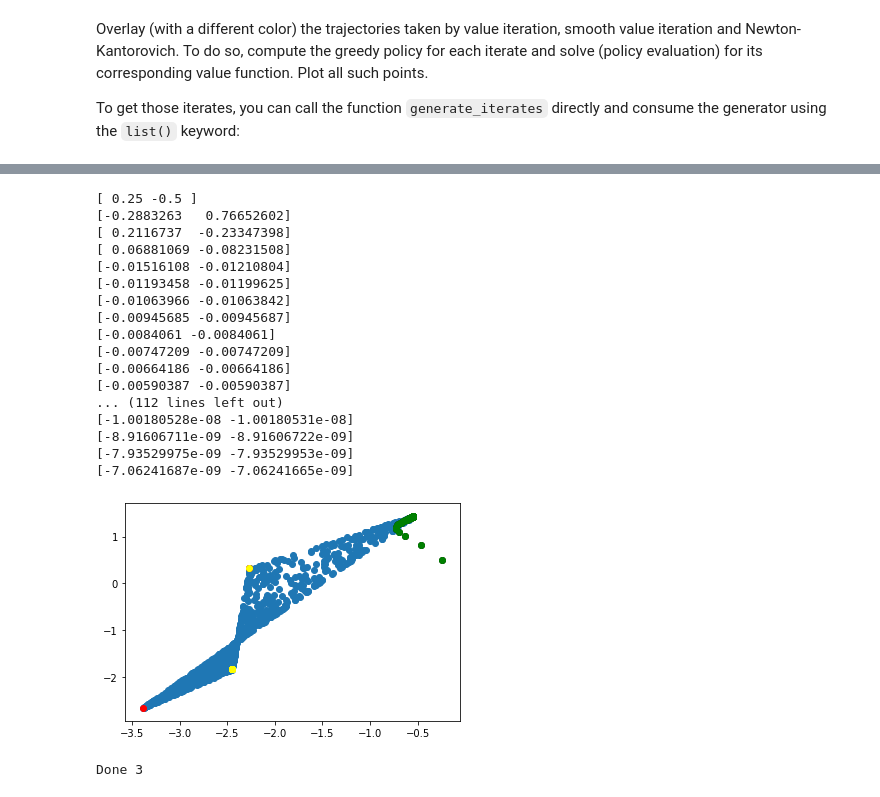
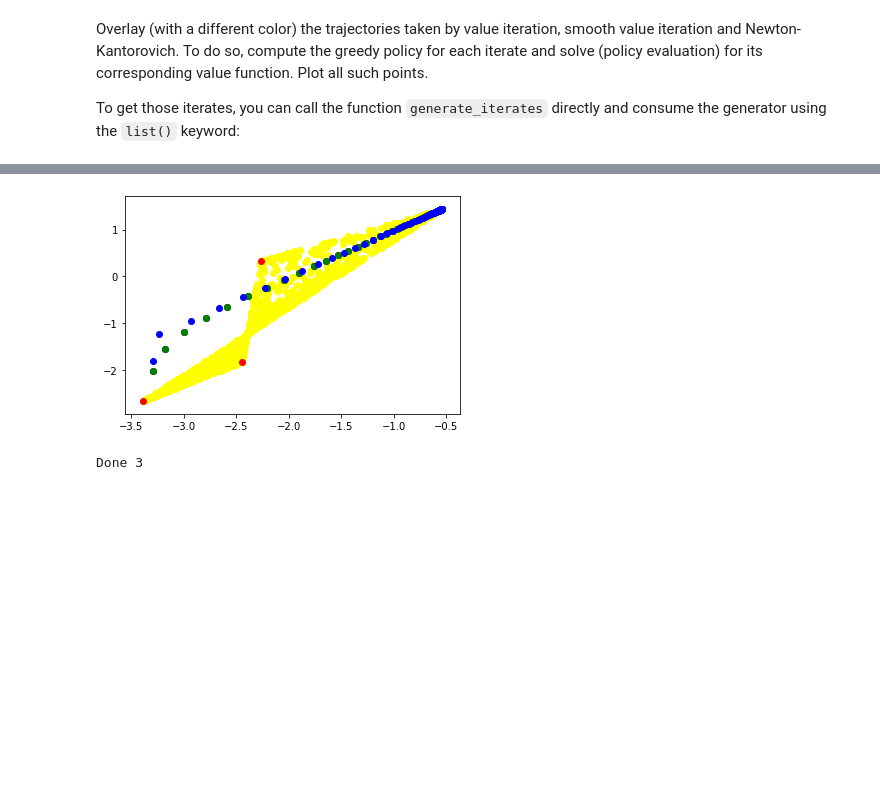
Before and after one commit to andreeadeac22/IFT6760H20, a Jupyter notebook: Copy_of_IFT6760_H20_A1_Template.ipynb, the cells around one changed output, grey strips where cells are left out. Saved outputs shown, nothing was run; the diff lists cells and outputs as text; code cells hidden in the pictures; blank space fills up the shorter version.

```diff
--- a/Copy_of_IFT6760_H20_A1_Template.ipynb
+++ b/Copy_of_IFT6760_H20_A1_Template.ipynb
@@ -569,49 +513,32 @@ Done 2
 # %%
 smooth_bellman_optimality_operator = make_smooth_bellman_optimality_operator(*mdp, default_temperature)
 gateaux_derivative = make_gateaux_derivative(*mdp, default_temperature)
 newton_kantorovich_operator = make_newton_kantorovich(smooth_bellman_optimality_operator, gateaux_derivative)
-ntrajectory = generate_iterates(np.zeros((nstates,)), newton_kantorovich_operator, default_termination)
+ntrajectory = generate_iterates(starting_v, newton_kantorovich_operator, default_termination)
 
 nx = []
 ny = []
 
 for e in list(ntrajectory):
   #print("e ", e)
-  argmax_a = np.argmax(np.add(R, discount * np.einsum('ijk,k->ij', P, e)), axis=1)
-  pol = np.eye(P.shape[-1])[argmax_a]
+  #argmax_a = np.argmax(np.add(R, discount * np.einsum('ijk,k->ij', P, e)), axis=1)
+  #pol = np.eye(P.shape[-1])[argmax_a]
   #policy_evaluation_operator = make_policy_evaluation_operator(*mdp, new_pol)
   #pol = policy_evaluation_operator(e)
-  pol_v = direct_policy_evaluation(*mdp, pol)
+  #pol_v = direct_policy_evaluation(*mdp, pol)
 
-  nx.append(pol_v[0])
-  ny.append(pol_v[1])
+  nx.append(e[0])
+  ny.append(e[1])
 
 
-plt.scatter(x, y)
+plt.scatter(x, y, c='yellow')
 plt.scatter(det_x, det_y, c='red')
 plt.scatter(px, py, c='black')
 plt.scatter(smooth_x, smooth_y, c='green')
-plt.scatter(nx, ny, c='yellow')
+plt.scatter(nx, ny, c='blue')
 plt.show()
 
 print("Done 3")
 # %% [output]
+[figure, new version]
-[ 0.25 -0.5 ]
-[-0.2883263   0.76652602]
-[ 0.2116737  -0.23347398]
-[ 0.06881069 -0.08231508]
-[-0.01516108 -0.01210804]
-[-0.01193458 -0.01199625]
-[-0.01063966 -0.01063842]
-[-0.00945685 -0.00945687]
-[-0.0084061 -0.0084061]
-[-0.00747209 -0.00747209]
-[-0.00664186 -0.00664186]
-[-0.00590387 -0.00590387]
-... (112 lines left out)
-[-1.00180528e-08 -1.00180531e-08]
-[-8.91606711e-09 -8.91606722e-09]
-[-7.93529975e-09 -7.93529953e-09]
-[-7.06241687e-09 -7.06241665e-09]
+Done 3
-[figure, old version]
-Done 3
```
Also changed, not shown: parts of 18 cells of this notebook.
